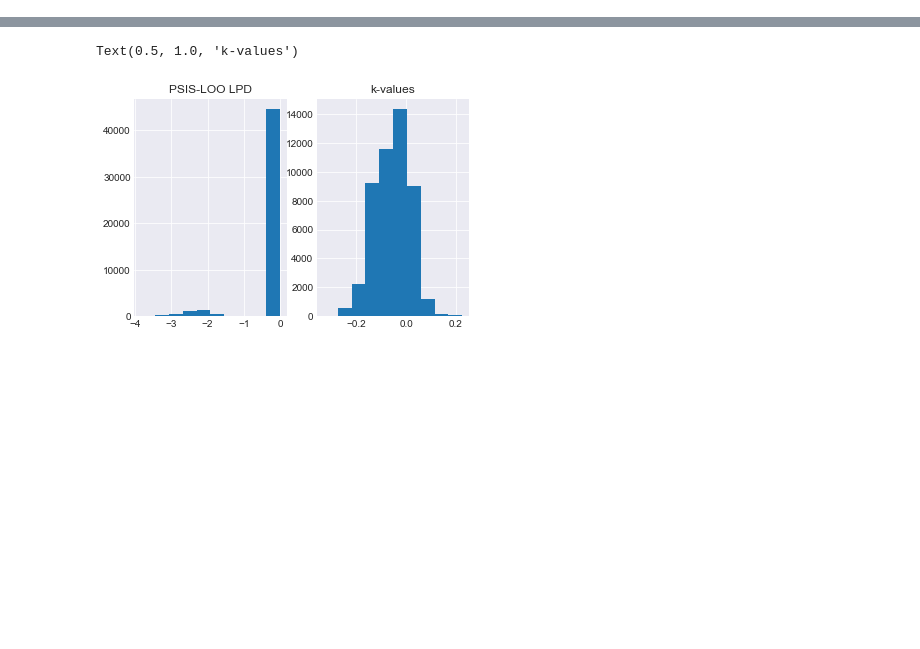
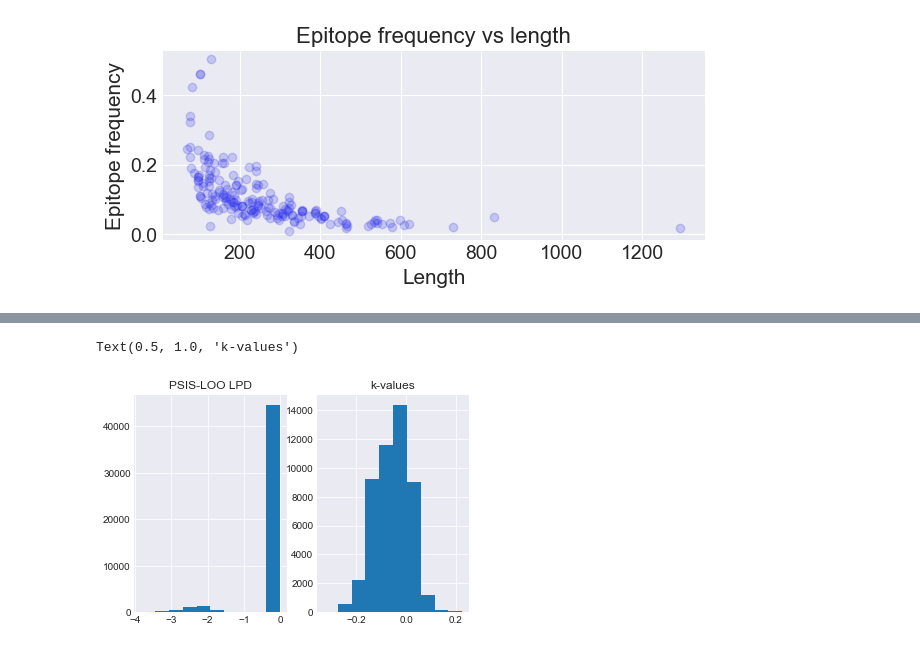
Before and after one commit to BirkirRey/BayesianBepipred, a Jupyter notebook: jakob_dennis/report_nissen_pohl.ipynb, the cells around one changed output, grey strips where cells are left out. Cells and saved outputs as stored; diff of their text form; code cells hidden in the pictures; blank space fills up the shorter version.

```diff
--- a/jakob_dennis/report_nissen_pohl.ipynb
+++ b/jakob_dennis/report_nissen_pohl.ipynb
@@ -101,0 +127,9 @@ for protein in data:
+# %%
+plt.figure(figsize=(7, 2.5))
+plt.plot([len(i['epitope']) for i in data], [sum(i['epitope'])/len(i['epitope']) for i in data], 'o', alpha = 0.2)
+plt.title("Epitope frequency vs length")
+plt.xlabel("Length")
+plt.ylabel("Epitope frequency")
+plt.show()
+# %% [output]
+[figure, added]
```
Also changed, not shown: parts of 50 cells of this notebook.
